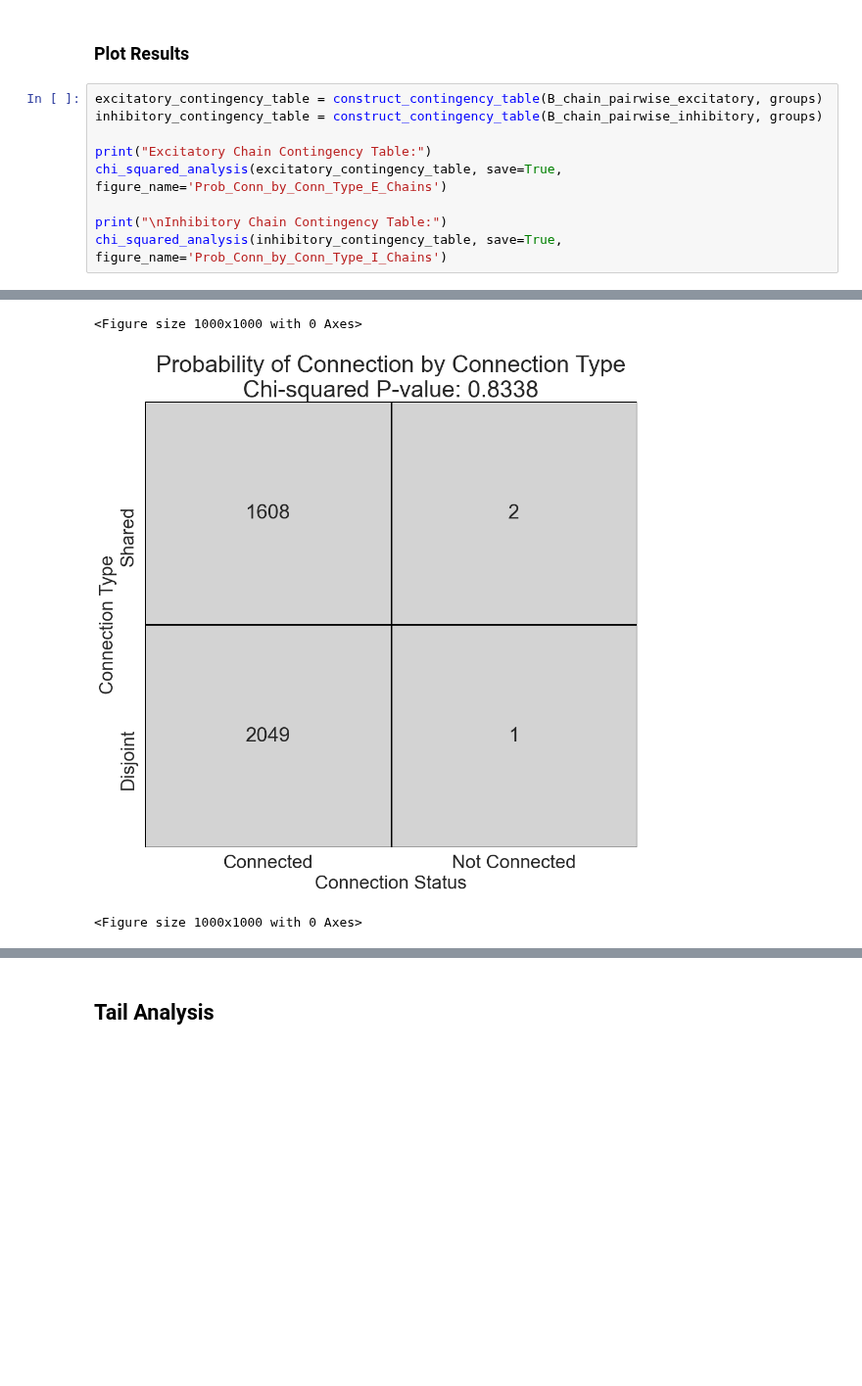
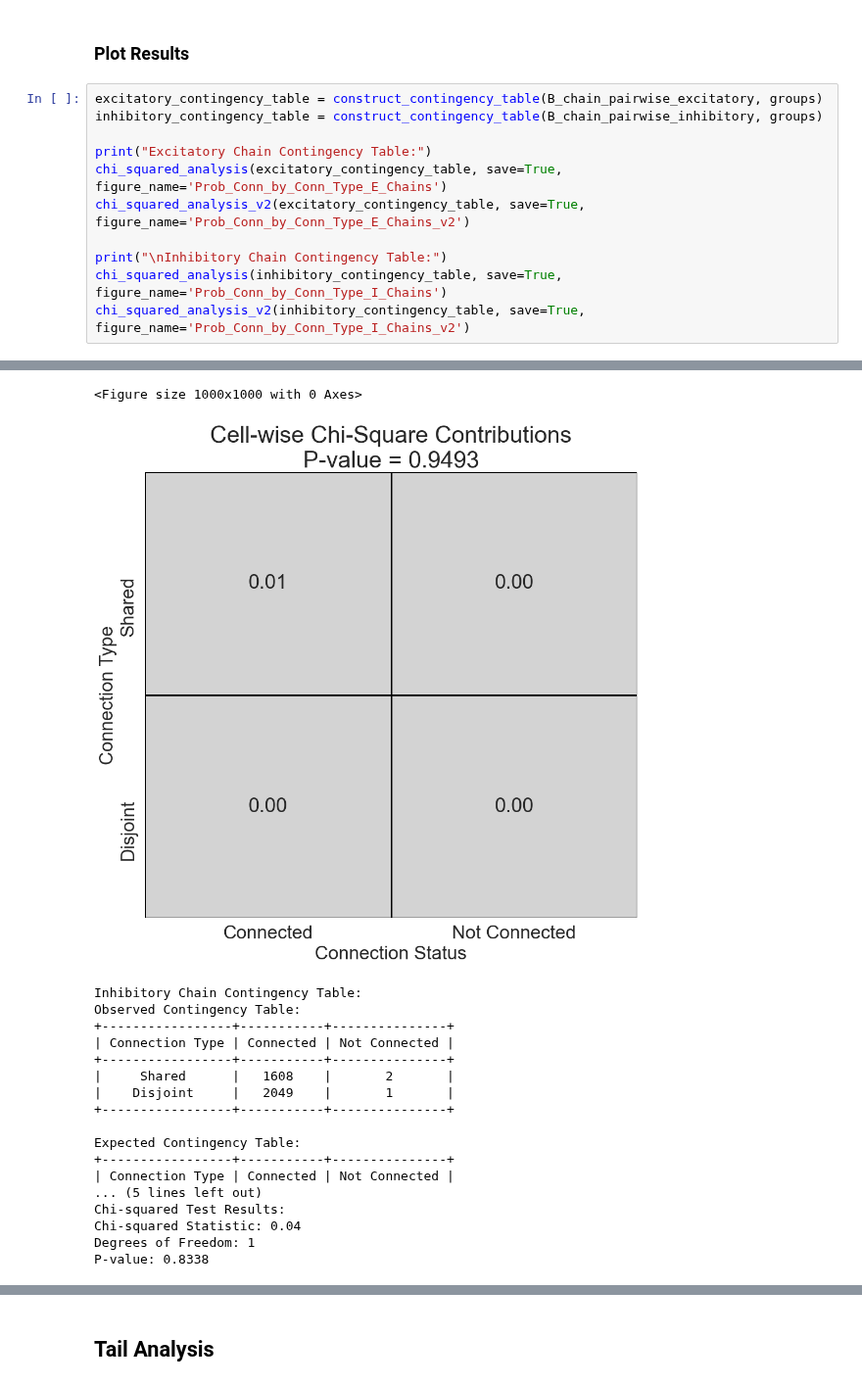
Before and after one commit to Jawagnercarena/Assembly_Organization, a Jupyter notebook: AssemblyPaperFigures/FigureCode/Figure5/Figure5_Master.ipynb, the cells around one changed output, grey strips where cells are left out. Shown at 98% size. Drawn from its saved outputs; the diff is of its cells as text; blank space fills up the shorter version.

Commit message:
Added a new plot of contignecy tables with annotations of chi-squared statistics, needs work

```diff
--- a/AssemblyPaperFigures/FigureCode/Figure5/Figure5_Master.ipynb
+++ b/AssemblyPaperFigures/FigureCode/Figure5/Figure5_Master.ipynb
@@ -1119,9 +1212,11 @@ inhibitory_contingency_table = construct_contingency_table(B_chain_pairwise_inhi
 
 print("Excitatory Chain Contingency Table:")
 chi_squared_analysis(excitatory_contingency_table, save=True, figure_name='Prob_Conn_by_Conn_Type_E_Chains')
+chi_squared_analysis_v2(excitatory_contingency_table, save=True, figure_name='Prob_Conn_by_Conn_Type_E_Chains_v2')
 
 print("\nInhibitory Chain Contingency Table:")
 chi_squared_analysis(inhibitory_contingency_table, save=True, figure_name='Prob_Conn_by_Conn_Type_I_Chains')
+chi_squared_analysis_v2(inhibitory_contingency_table, save=True, figure_name='Prob_Conn_by_Conn_Type_I_Chains_v2')
 # %% [output]
 Excitatory Chain Contingency Table:
 Observed Contingency Table:
@@ -1161,3 +1259,19 @@ P-value: 0.8338
 <Figure size 1000x1000 with 0 Axes>
-[figure, old version]
+[figure, new version]
-<Figure size 1000x1000 with 0 Axes>
+Inhibitory Chain Contingency Table:
+Observed Contingency Table:
++-----------------+-----------+---------------+
+| Connection Type | Connected | Not Connected |
++-----------------+-----------+---------------+
+|     Shared      |   1608    |       2       |
+|    Disjoint     |   2049    |       1       |
++-----------------+-----------+---------------+
+
+Expected Contingency Table:
++-----------------+-----------+---------------+
+| Connection Type | Connected | Not Connected |
+... (5 lines left out)
+Chi-squared Test Results:
+Chi-squared Statistic: 0.04
+Degrees of Freedom: 1
+P-value: 0.8338
```
Also changed, not shown: parts of 21 cells of this notebook, 26 other files.
